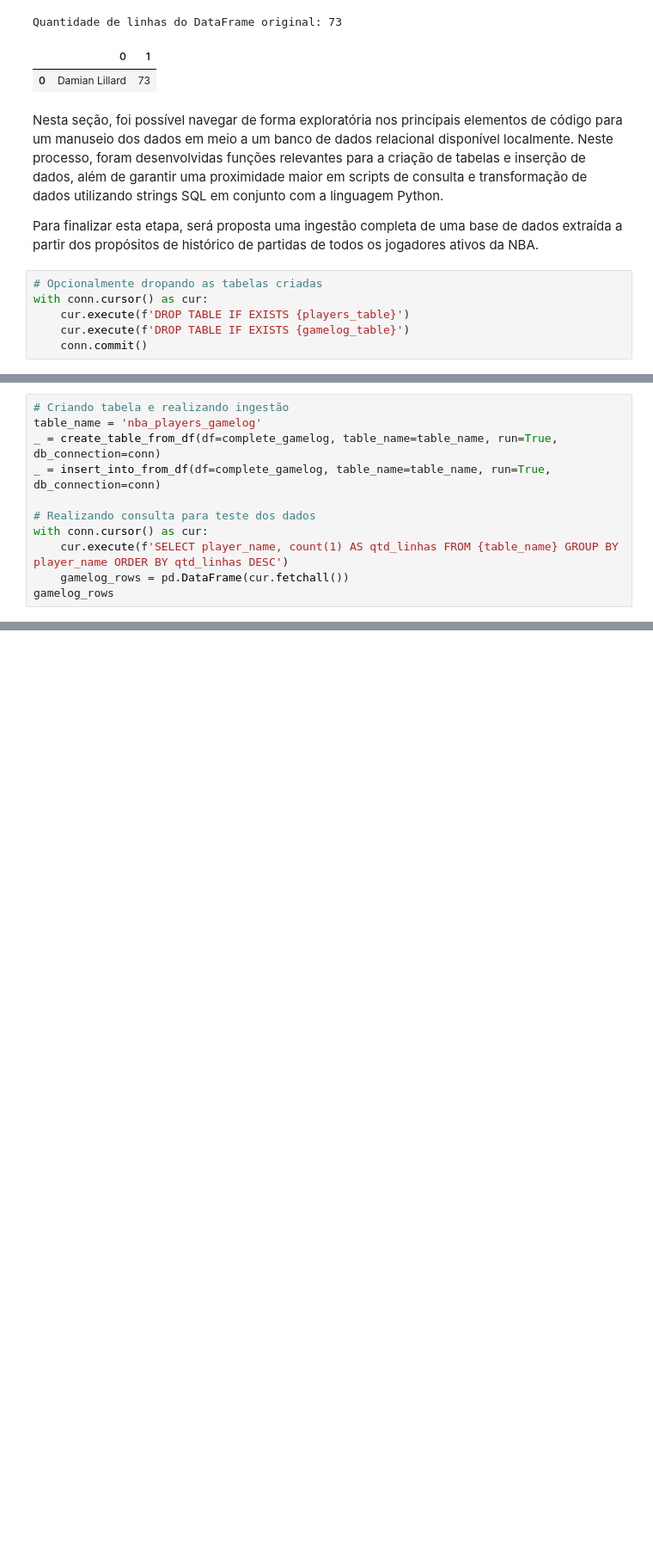
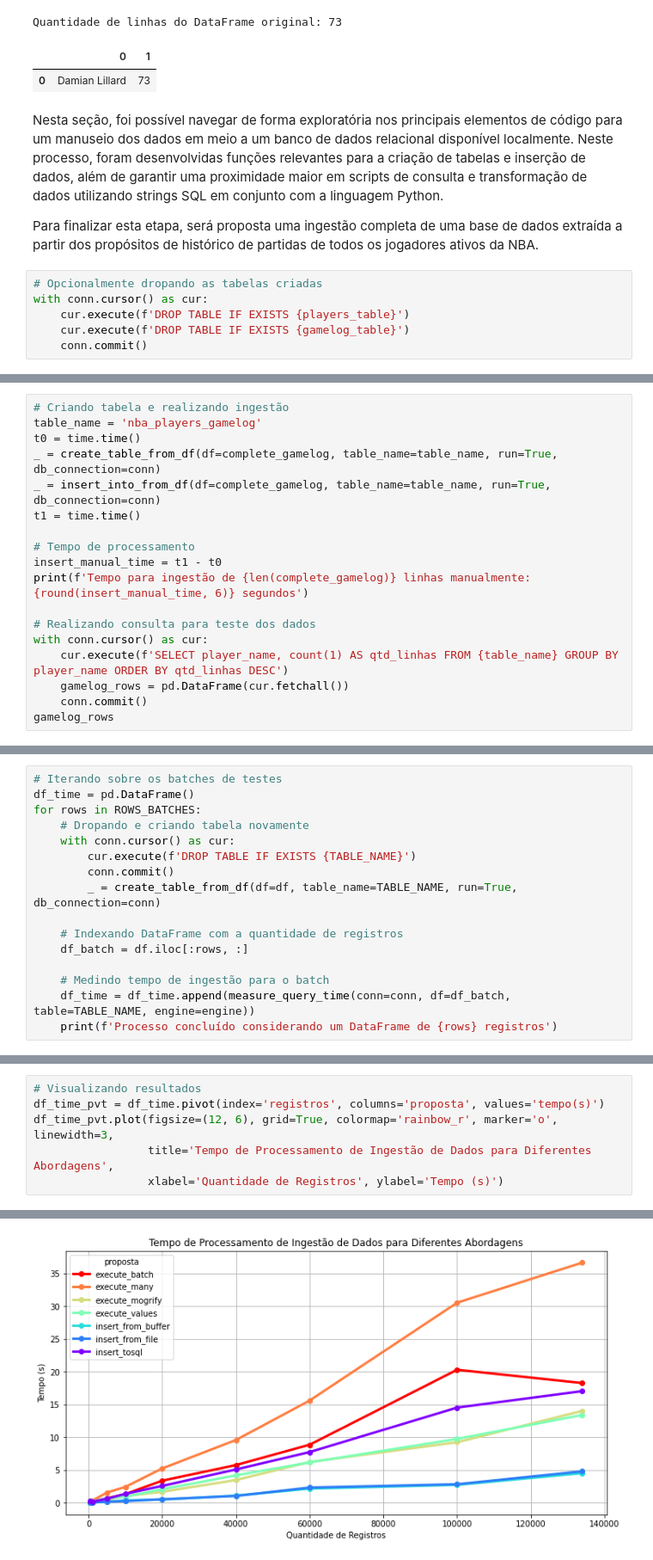
Before and after one commit to ThiagoPanini/nbaflow, a Jupyter notebook: notebooks/NBAFlow-aws-migration.ipynb, the cells around one changed output, grey strips where cells are left out. Shown at 86% size. Saved outputs shown, nothing was run; the diff lists cells and outputs as text; blank space fills up the shorter version.

```diff
--- a/notebooks/NBAFlow-aws-migration.ipynb
+++ b/notebooks/NBAFlow-aws-migration.ipynb
@@ -763,13 +769,20 @@ Dimensões da base completa: (133889, 32)
 # %%
 # Criando tabela e realizando ingestão
 table_name = 'nba_players_gamelog'
+t0 = time.time()
 _ = create_table_from_df(df=complete_gamelog, table_name=table_name, run=True, db_connection=conn)
 _ = insert_into_from_df(df=complete_gamelog, table_name=table_name, run=True, db_connection=conn)
+t1 = time.time()
+
+# Tempo de processamento
+insert_manual_time = t1 - t0
+print(f'Tempo para ingestão de {len(complete_gamelog)} linhas manualmente: {round(insert_manual_time, 6)} segundos')
 
 # Realizando consulta para teste dos dados
 with conn.cursor() as cur:
     cur.execute(f'SELECT player_name, count(1) AS qtd_linhas FROM {table_name} GROUP BY player_name ORDER BY qtd_linhas DESC')
     gamelog_rows = pd.DataFrame(cur.fetchall())
+    conn.commit()
 gamelog_rows
 # %% [markdown]
 Ao executar as funções de criação e ingestão de dados em uma tabela robusta com mais de 100 mil registros, foi possível notar uma demora expressiva no script, principalmente na parte de execução. De acordo com o modelo proposto, a construção da string depende de uma iteração individual, linha a linha, no conteúdo do objeto DataFrame o que, de fato, eleva o tempo de processamento total. Um outro fator a ser considerado é que a ingestão ocorre apenas após a criação de toda a string de ingestão (e não linha a linha, como uma possível alternativa mais veloz). Este ponto pôde ser notado ao realizar tentativas de consultas no pgAdmin4 durante a execução do código de ingestão, não obtendo nenhum retorno de dados.
@@ -775,0 +1359,16 @@ Ao executar as funções de criação e ingestão de dados em uma tabela robusta
+# %%
+# Iterando sobre os batches de testes
+df_time = pd.DataFrame()
+for rows in ROWS_BATCHES:
+    # Dropando e criando tabela novamente
+    with conn.cursor() as cur:
+        cur.execute(f'DROP TABLE IF EXISTS {TABLE_NAME}')
+        conn.commit()
+        _ = create_table_from_df(df=df, table_name=TABLE_NAME, run=True, db_connection=conn)
+
+    # Indexando DataFrame com a quantidade de registros
+    df_batch = df.iloc[:rows, :]
+
+    # Medindo tempo de ingestão para o batch
+    df_time = df_time.append(measure_query_time(conn=conn, df=df_batch, table=TABLE_NAME, engine=engine))
+    print(f'Processo concluído considerando um DataFrame de {rows} registros')
@@ -775,0 +1385,7 @@ Ao executar as funções de criação e ingestão de dados em uma tabela robusta
+# %%
+# Visualizando resultados
+df_time_pvt = df_time.pivot(index='registros', columns='proposta', values='tempo(s)')
+df_time_pvt.plot(figsize=(12, 6), grid=True, colormap='rainbow_r', marker='o', linewidth=3,
+                 title='Tempo de Processamento de Ingestão de Dados para Diferentes Abordagens',
+                 xlabel='Quantidade de Registros', ylabel='Tempo (s)')
+# %% [output]
@@ -775,0 +1393 @@ Ao executar as funções de criação e ingestão de dados em uma tabela robusta
+[figure, added]
```
Also changed, not shown: parts of 16 cells of this notebook.
